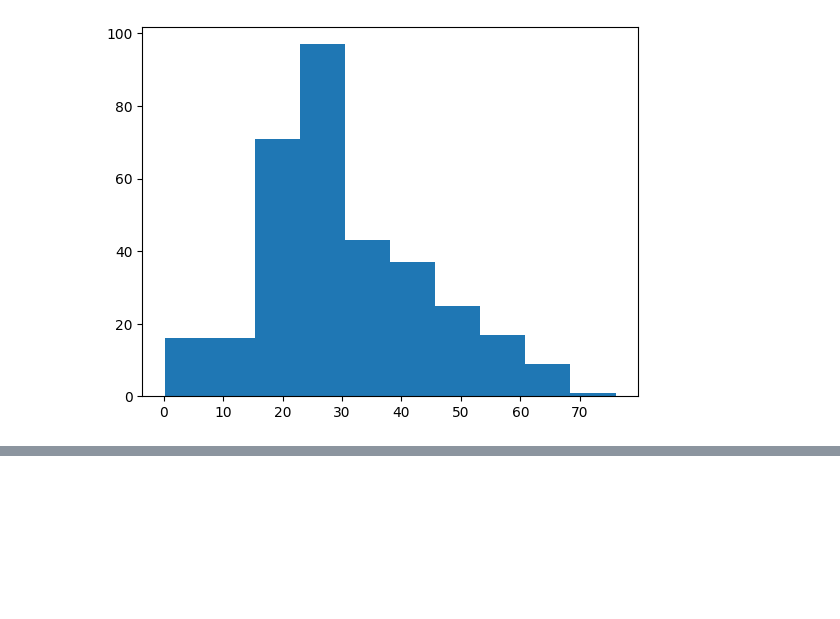
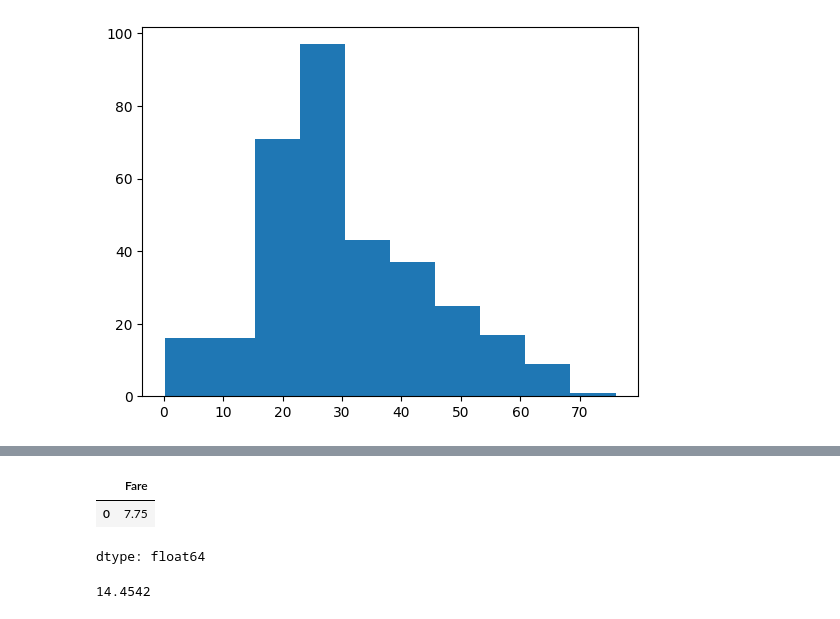
Before and after one commit to raheelam98/DataAnalysis, a Jupyter notebook: EDA/EDA_Sessions_RM/DA5_Missing_values_and_outliers_Sec_3_RM.ipynb, the cells around one changed output, grey strips where cells are left out. Cells and saved outputs as stored; diff of their text form; code cells hidden in the pictures; blank space fills up the shorter version.

```diff
--- a/EDA/EDA_Sessions_RM/DA5_Missing_values_and_outliers_Sec_3_RM.ipynb
+++ b/EDA/EDA_Sessions_RM/DA5_Missing_values_and_outliers_Sec_3_RM.ipynb
@@ -283,0 +310,12 @@ plt.show() # plot to show
+# %%
+# The mode is the value that appears most often. There can be multiple modes.
+# Always returns Series even if only one value is returned.
+df['Fare'].mode()
+# %% [output]
+|  | Fare |
+| 0 | 7.75 |
+dtype: float64
+# %%
+df['Fare'].median()
+# %% [output]
+14.4542
```
Also changed, not shown: parts of 2 cells of this notebook.
